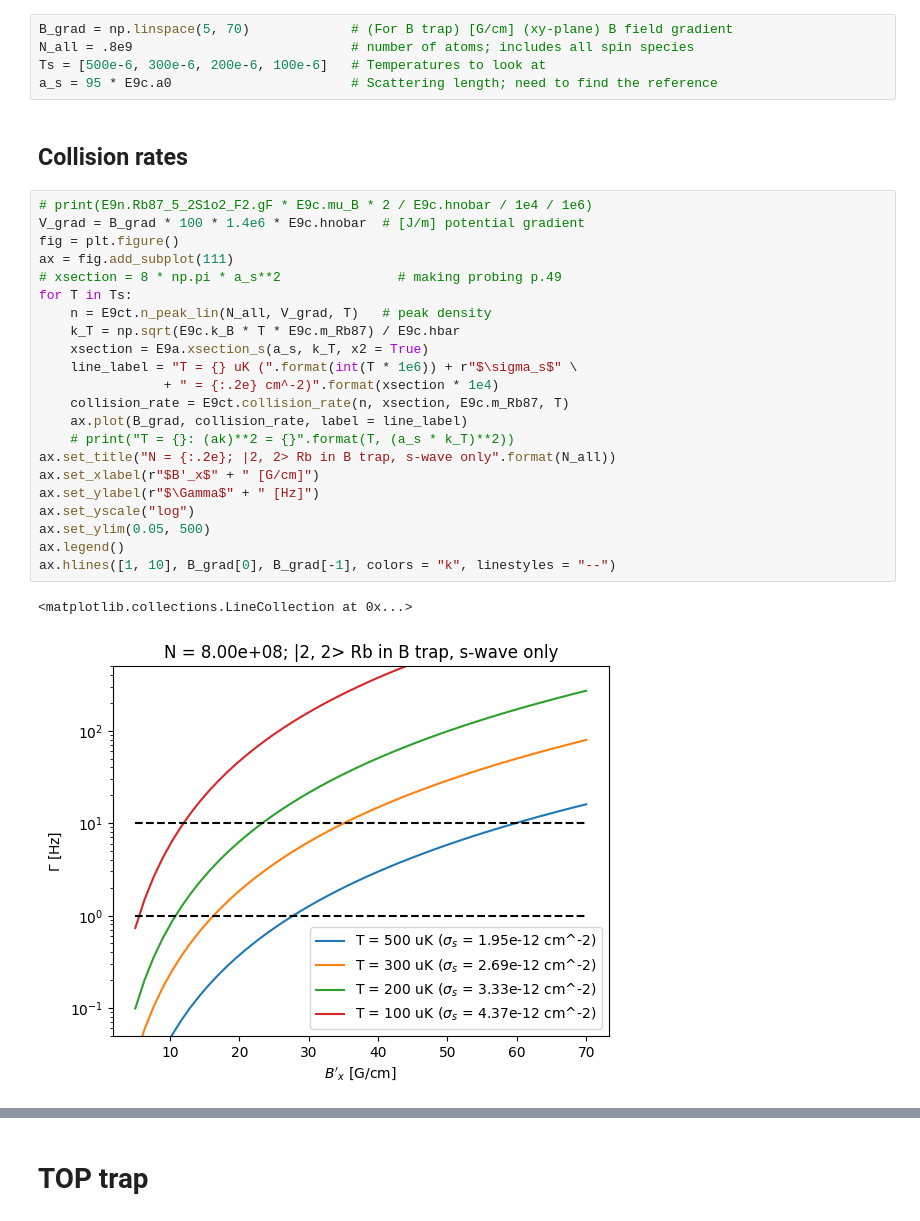
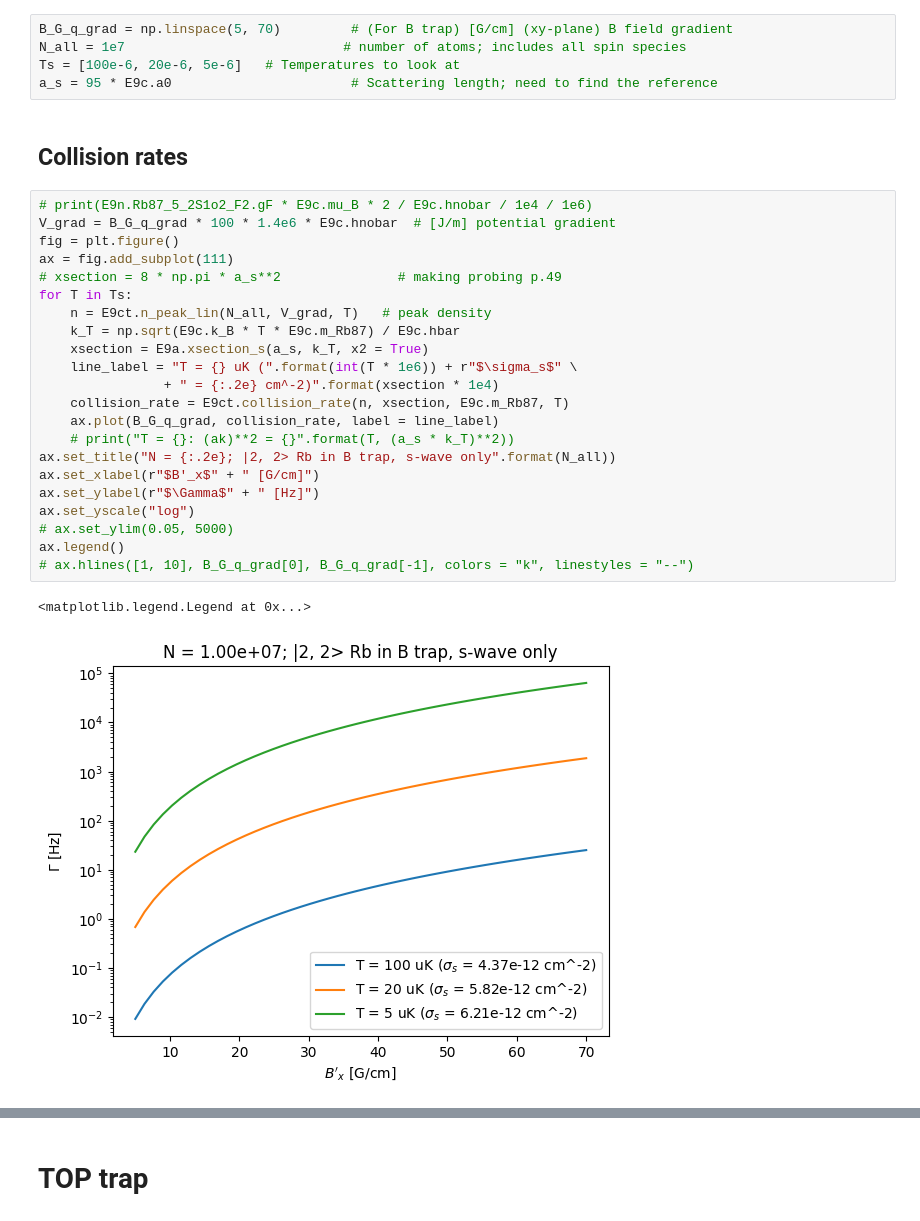
Before and after one commit to Shao-Wen-Chang/E9_constant, a Jupyter notebook: projects/general_cooling_trapping/collision_rate_in_Btrap.ipynb, the cells around one changed output, grey strips where cells are left out. Saved outputs shown, nothing was run; the diff lists cells and outputs as text.

```diff
--- a/projects/general_cooling_trapping/collision_rate_in_Btrap.ipynb
+++ b/projects/general_cooling_trapping/collision_rate_in_Btrap.ipynb
@@ -28,34 +35,34 @@ TODO: this code is pretty old, might want to go through it again
 # %% [markdown]
 ## Inputs
 # %%
-B_grad = np.linspace(5, 70)             # (For B trap) [G/cm] (xy-plane) B field gradient
-N_all = .8e9                            # number of atoms; includes all spin species
-Ts = [500e-6, 300e-6, 200e-6, 100e-6]   # Temperatures to look at
+B_G_q_grad = np.linspace(5, 70)         # (For B trap) [G/cm] (xy-plane) B field gradient
+N_all = 1e7                            # number of atoms; includes all spin species
+Ts = [100e-6, 20e-6, 5e-6]   # Temperatures to look at
 a_s = 95 * E9c.a0                       # Scattering length; need to find the reference
 # %% [markdown]
 ## Collision rates
 # %%
 # print(E9n.Rb87_5_2S1o2_F2.gF * E9c.mu_B * 2 / E9c.hnobar / 1e4 / 1e6)
-V_grad = B_grad * 100 * 1.4e6 * E9c.hnobar  # [J/m] potential gradient
+V_grad = B_G_q_grad * 100 * 1.4e6 * E9c.hnobar  # [J/m] potential gradient
 fig = plt.figure()
 ax = fig.add_subplot(111)
 # xsection = 8 * np.pi * a_s**2               # making probing p.49
 for T in Ts:
     n = E9ct.n_peak_lin(N_all, V_grad, T)   # peak density
     k_T = np.sqrt(E9c.k_B * T * E9c.m_Rb87) / E9c.hbar
     xsection = E9a.xsection_s(a_s, k_T, x2 = True)
     line_label = "T = {} uK (".format(int(T * 1e6)) + r"$\sigma_s$" \
                 + " = {:.2e} cm^-2)".format(xsection * 1e4)
     collision_rate = E9ct.collision_rate(n, xsection, E9c.m_Rb87, T)
-    ax.plot(B_grad, collision_rate, label = line_label)
+    ax.plot(B_G_q_grad, collision_rate, label = line_label)
     # print("T = {}: (ak)**2 = {}".format(T, (a_s * k_T)**2))
 ax.set_title("N = {:.2e}; |2, 2> Rb in B trap, s-wave only".format(N_all))
 ax.set_xlabel(r"$B'_x$" + " [G/cm]")
 ax.set_ylabel(r"$\Gamma$" + " [Hz]")
 ax.set_yscale("log")
-ax.set_ylim(0.05, 500)
+# ax.set_ylim(0.05, 5000)
 ax.legend()
-ax.hlines([1, 10], B_grad[0], B_grad[-1], colors = "k", linestyles = "--")
+# ax.hlines([1, 10], B_G_q_grad[0], B_G_q_grad[-1], colors = "k", linestyles = "--")
 # %% [output]
-<matplotlib.collections.LineCollection at 0x...>
+<matplotlib.legend.Legend at 0x...>
-[figure, old version]
+[figure, new version]
```
Also changed, not shown: parts of 14 cells of this notebook, 10 other files.
